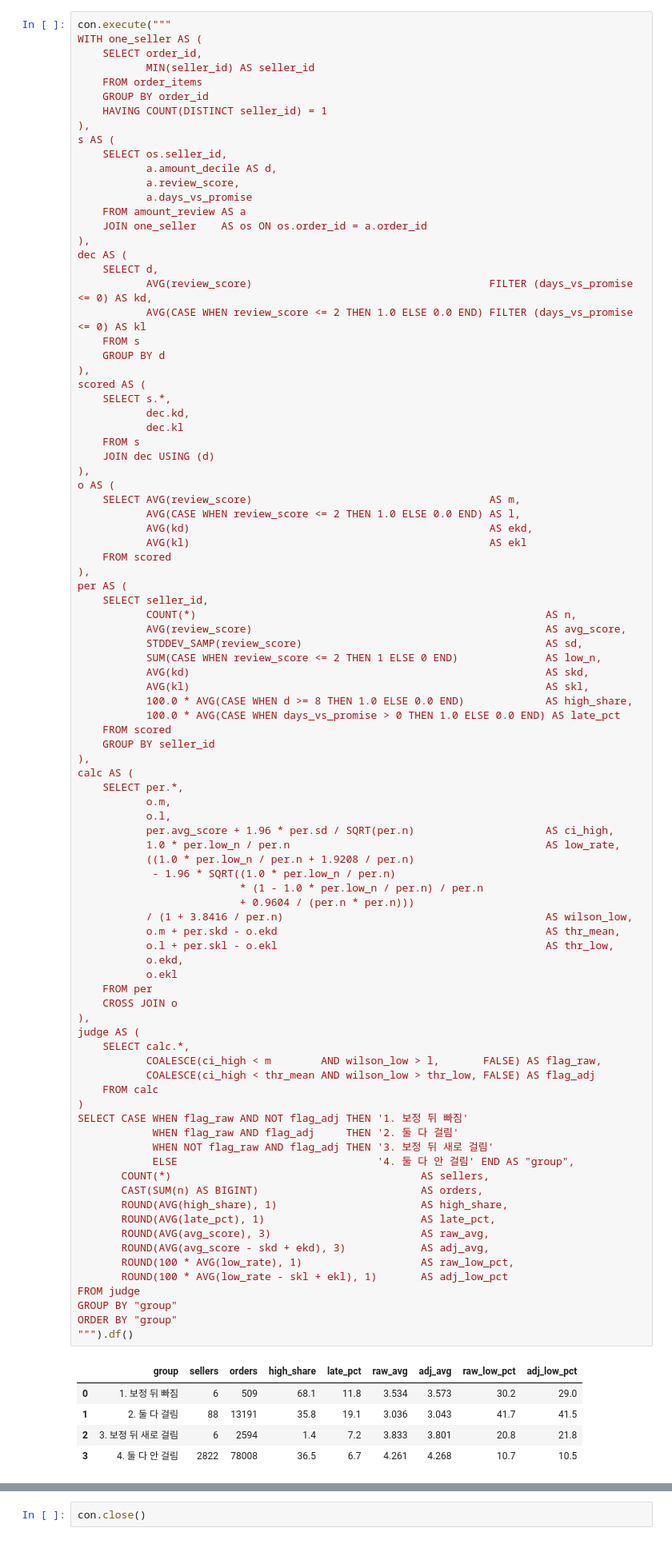
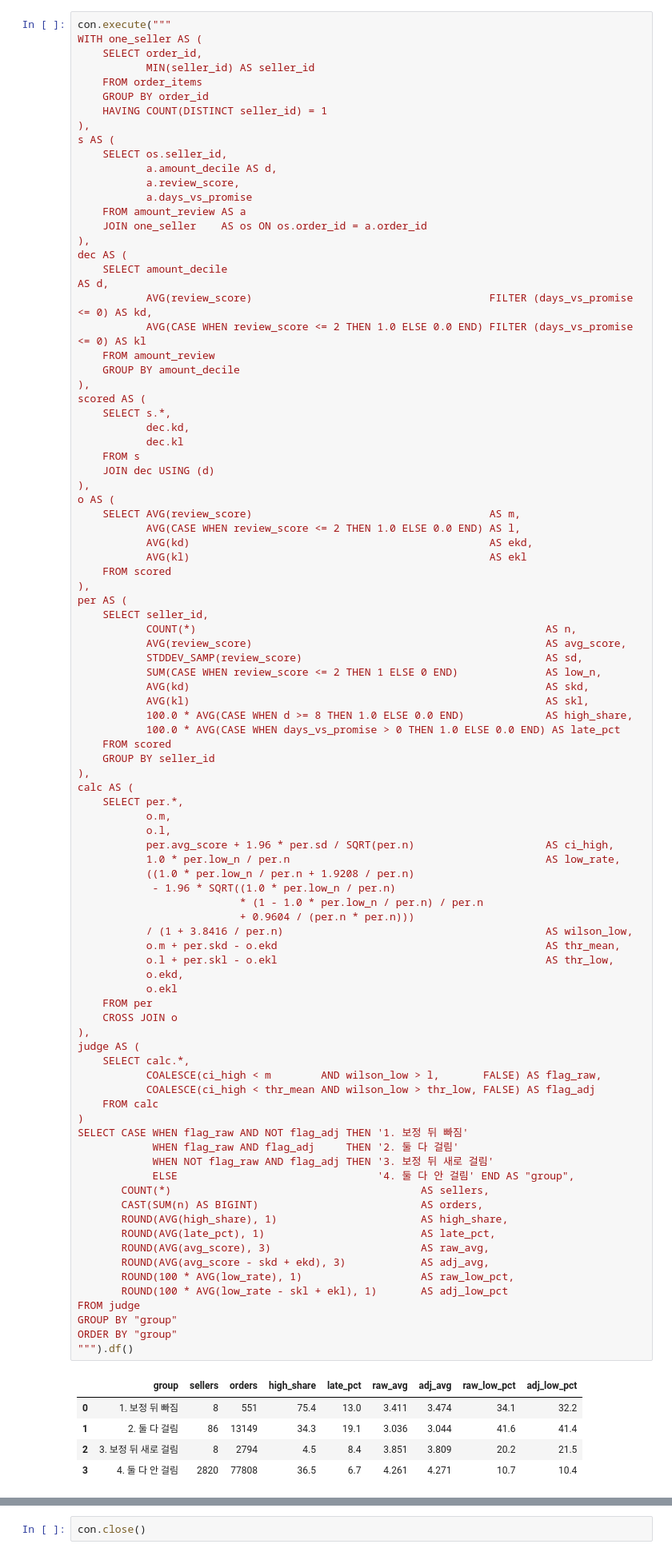
Before and after one commit to wlstjd1011/Olist-data-analyze, a Jupyter notebook: notebooks/08_order_amount.ipynb, the cells around one changed output, grey strips where cells are left out. Shown at 80% size. Drawn from its saved outputs; the diff is of its cells as text.

```diff
--- a/notebooks/08_order_amount.ipynb
+++ b/notebooks/08_order_amount.ipynb
@@ -1241,11 +1264,11 @@ s AS (
     JOIN one_seller    AS os ON os.order_id = a.order_id
 ),
 dec AS (
-    SELECT d,
+    SELECT amount_decile                                                                        AS d,
            AVG(review_score)                                      FILTER (days_vs_promise <= 0) AS kd,
            AVG(CASE WHEN review_score <= 2 THEN 1.0 ELSE 0.0 END) FILTER (days_vs_promise <= 0) AS kl
-    FROM s
-    GROUP BY d
+    FROM amount_review
+    GROUP BY amount_decile
 ),
 scored AS (
     SELECT s.*,
@@ -1289,37 +1312,37 @@ calc AS (
            o.l + per.skl - o.ekl                                           AS thr_low,
            o.ekd,
            o.ekl
     FROM per
     CROSS JOIN o
 ),
 judge AS (
     SELECT calc.*,
            COALESCE(ci_high < m        AND wilson_low > l,       FALSE) AS flag_raw,
            COALESCE(ci_high < thr_mean AND wilson_low > thr_low, FALSE) AS flag_adj
     FROM calc
 )
 SELECT CASE WHEN flag_raw AND NOT flag_adj THEN '1. 보정 뒤 빠짐'
             WHEN flag_raw AND flag_adj     THEN '2. 둘 다 걸림'
             WHEN NOT flag_raw AND flag_adj THEN '3. 보정 뒤 새로 걸림'
             ELSE                                '4. 둘 다 안 걸림' END AS "group",
        COUNT(*)                                        AS sellers,
        CAST(SUM(n) AS BIGINT)                          AS orders,
        ROUND(AVG(high_share), 1)                       AS high_share,
        ROUND(AVG(late_pct), 1)                         AS late_pct,
        ROUND(AVG(avg_score), 3)                        AS raw_avg,
        ROUND(AVG(avg_score - skd + ekd), 3)            AS adj_avg,
        ROUND(100 * AVG(low_rate), 1)                   AS raw_low_pct,
        ROUND(100 * AVG(low_rate - skl + ekl), 1)       AS adj_low_pct
 FROM judge
 GROUP BY "group"
 ORDER BY "group"
 """).df()
 # %% [output]
 |  | group | sellers | orders | high_share | late_pct | raw_avg | adj_avg | raw_low_pct | adj_low_pct |
-| 0 | 1. 보정 뒤 빠짐 | 6 | 509 | 68.1 | 11.8 | 3.534 | 3.573 | 30.2 | 29.0 |
-| 1 | 2. 둘 다 걸림 | 88 | 13191 | 35.8 | 19.1 | 3.036 | 3.043 | 41.7 | 41.5 |
-| 2 | 3. 보정 뒤 새로 걸림 | 6 | 2594 | 1.4 | 7.2 | 3.833 | 3.801 | 20.8 | 21.8 |
-| 3 | 4. 둘 다 안 걸림 | 2822 | 78008 | 36.5 | 6.7 | 4.261 | 4.268 | 10.7 | 10.5 |
+| 0 | 1. 보정 뒤 빠짐 | 8 | 551 | 75.4 | 13.0 | 3.411 | 3.474 | 34.1 | 32.2 |
+| 1 | 2. 둘 다 걸림 | 86 | 13149 | 34.3 | 19.1 | 3.036 | 3.044 | 41.6 | 41.4 |
+| 2 | 3. 보정 뒤 새로 걸림 | 8 | 2794 | 4.5 | 8.4 | 3.851 | 3.809 | 20.2 | 21.5 |
+| 3 | 4. 둘 다 안 걸림 | 2820 | 77808 | 36.5 | 6.7 | 4.261 | 4.271 | 10.7 | 10.4 |
 # %% [markdown]
 **보정 전 판정은 07 과 같다.** 걸리는 판매자가 94 곳 · 주문 13,700 건이다.
 
```
Also changed, not shown: parts of 18 cells of this notebook, 1 other file.
